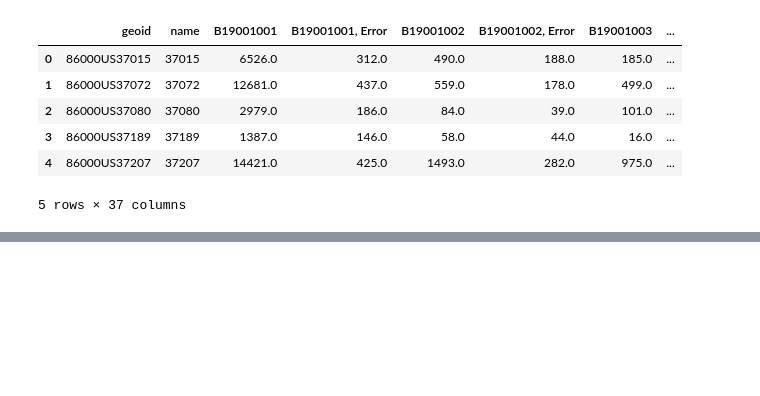
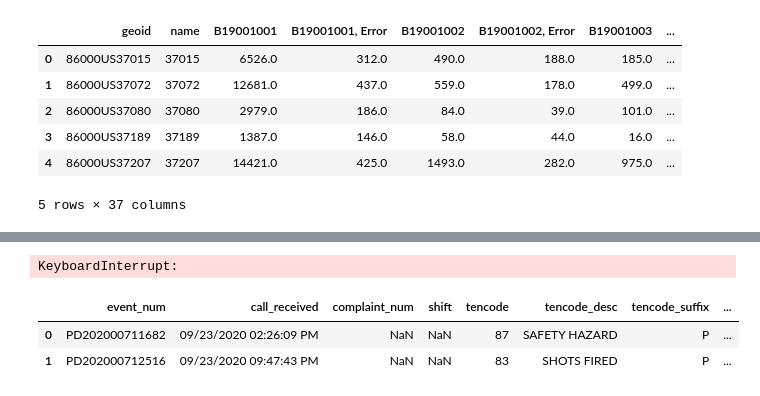
Before and after one commit to MrBardot/NSS-DDA2-metro-nashville-emergency, a Jupyter notebook: notebooks/metro-nashville-emergency-communications-snickers-hrubel.ipynb, the cells around one changed output, grey strips where cells are left out. Saved outputs shown, nothing was run; the diff lists cells and outputs as text; code cells hidden in the pictures; blank space fills up the shorter version.

```diff
--- a/notebooks/metro-nashville-emergency-communications-snickers-hrubel.ipynb
+++ b/notebooks/metro-nashville-emergency-communications-snickers-hrubel.ipynb
@@ -505,3 +505,5 @@ dispatch.columns = ['event_num', 'call_received', 'complaint_num', 'shift', 'ten
        'disposition_code', 'disposition_desc', 'block', 'st_name',
        'unit_disp', 'sector', 'zone', 'RPA', 'lat', 'lng',
        'map_loc']
+# %%
+dispatch <- dispatch %>% dplyr:: select(starts_with("03/03/2020"))
@@ -507,0 +512,12 @@ dispatch.columns = ['event_num', 'call_received', 'complaint_num', 'shift', 'ten
+# %%
+dispatch['dates'] = pd.to_datetime(dispatch['call_received']).dt.date
+# %% [output]
+KeyboardInterrupt:
+# %%
+dispatch['time'] = pd.to_datetime(dispatch['call_received']).dt.time
+# %%
+dispatch.head(2)
+# %% [output]
+|  | event_num | call_received | complaint_num | shift | tencode | tencode_desc | tencode_suffix | ... |
+| 0 | PD202000711682 | 09/23/2020 02:26:09 PM | NaN | NaN | 87 | SAFETY HAZARD | P | ... |
+| 1 | PD202000712516 | 09/23/2020 09:47:43 PM | NaN | NaN | 83 | SHOTS FIRED | P | ... |
```
Also changed, not shown: parts of 1 cell of this notebook.
